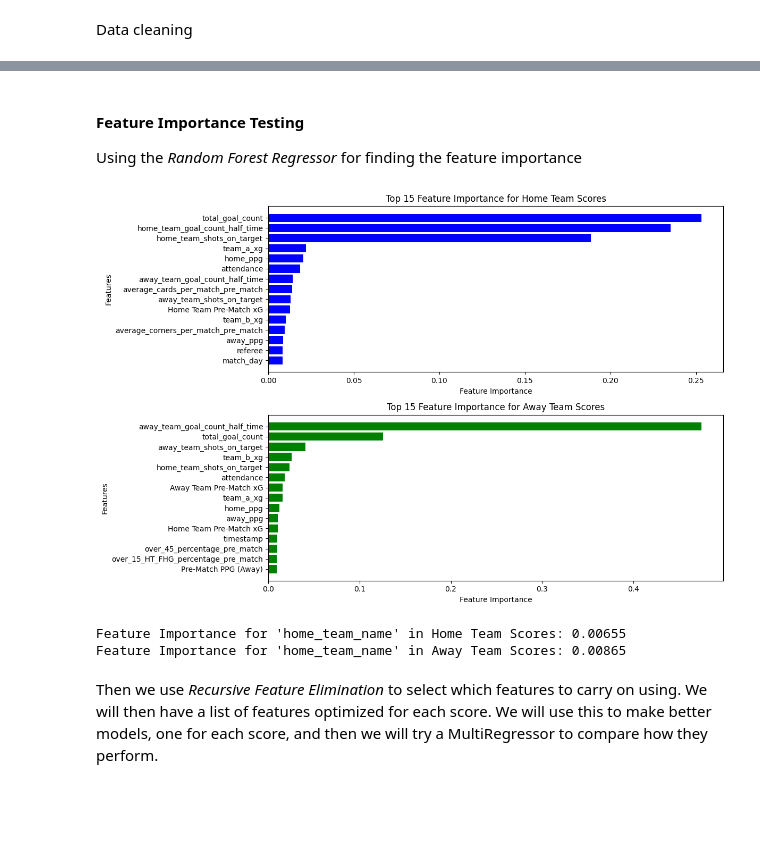
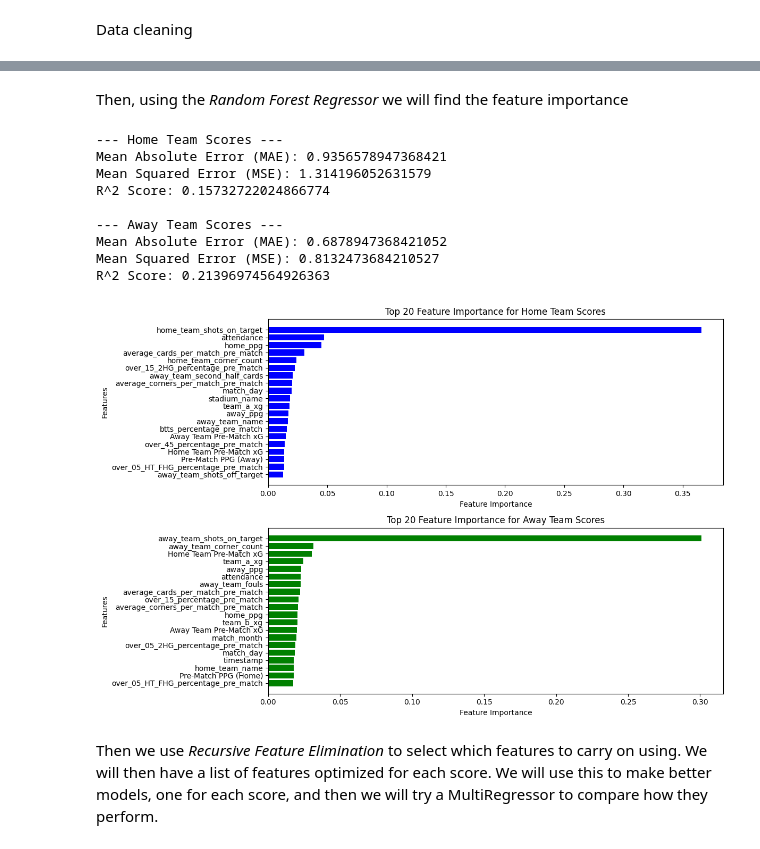
Before and after one commit to SanderBakke/MALIS_project, a Jupyter notebook: notebooks/notebook.ipynb, the cells around one changed output, grey strips where cells are left out. Cells and saved outputs as stored; diff of their text form; code cells hidden in the pictures; blank space fills up the shorter version.

Commit message:
plots n shit

```diff
--- a/notebooks/notebook.ipynb
+++ b/notebooks/notebook.ipynb
@@ -92,9 +109,6 @@ df_filtered.sample(5)
 # %% [markdown]
-#### Feature Importance Testing
-Using the *Random Forest Regressor* for finding the feature importance
+Then, using the *Random Forest Regressor* we will find the feature importance
 # %%
-
-
 # Define feature and target columns
 target_columns = ['home_team_goal_count', 'away_team_goal_count']
 X = df_filtered.drop(columns=target_columns)
@@ -118,66 +132,61 @@ importances_away = rf_away.feature_importances_
 
 feature_importance_home_df = pd.DataFrame({'Feature': X.columns, 'Importance': importances_home})
 feature_importance_away_df = pd.DataFrame({'Feature': X.columns, 'Importance': importances_away})
 
 feature_importance_home_df.sort_values(by='Importance', ascending=False, inplace=True)
 feature_importance_away_df.sort_values(by='Importance', ascending=False, inplace=True)
 
+# Evaluate models on test data
+y_pred_home = rf_home.predict(X_test_home)
+y_pred_away = rf_away.predict(X_test_away)
 
-# Plot top 12 features for Home and Away Team Scores
-top_n = 15  # Number of features to display
+# Metrics for Home Scores
+print("\n--- Home Team Scores ---")
+print(f"Mean Absolute Error (MAE): {mean_absolute_error(y_test_home, y_pred_home)}")
+print(f"Mean Squared Error (MSE): {mean_squared_error(y_test_home, y_pred_home)}")
+print(f"R^2 Score: {r2_score(y_test_home, y_pred_home)}")
 
-# Sort and select top features
+# Metrics for Away Scores
+print("\n--- Away Team Scores ---")
+print(f"Mean Absolute Error (MAE): {mean_absolute_error(y_test_away, y_pred_away)}")
+print(f"Mean Squared Error (MSE): {mean_squared_error(y_test_away, y_pred_away)}")
+print(f"R^2 Score: {r2_score(y_test_away, y_pred_away)}")
+
+# Visualize Top Features
+top_n = 20  # Number of features to display
 top_features_home = feature_importance_home_df.head(top_n)
 top_features_away = feature_importance_away_df.head(top_n)
 
+# Top features home team
 plt.figure(figsize=(12, 8))
-
-# Top 12 features for Home Team Scores
 plt.subplot(2, 1, 1)
 plt.barh(top_features_home['Feature'], top_features_home['Importance'], color='blue')
 plt.xlabel('Feature Importance')
 plt.ylabel('Features')
 plt.title(f'Top {top_n} Feature Importance for Home Team Scores')
 plt.gca().invert_yaxis()
 
-# Top 12 features for Away Team Scores
+# Top features away team
 plt.subplot(2, 1, 2)
 plt.barh(top_features_away['Feature'], top_features_away['Importance'], color='green')
 plt.xlabel('Feature Importance')
 plt.ylabel('Features')
 plt.title(f'Top {top_n} Feature Importance for Away Team Scores')
 plt.gca().invert_yaxis()
 
 plt.tight_layout()
 plt.show()
-
-# Define the feature you want to check
-feature_name = 'home_team_name'
-
-# Find importance for home team scores
-home_feature_importance = feature_importance_home_df.loc[
-    feature_importance_home_df['Feature'] == feature_name, 'Importance'
-].values
-
-# Find importance for away team scores
-away_feature_importance = feature_importance_away_df.loc[
-    feature_importance_away_df['Feature'] == feature_name, 'Importance'
-].values
-
-# Display the results
-if home_feature_importance.size > 0:
-    print(f"Feature Importance for '{feature_name}' in Home Team Scores: {home_feature_importance[0]:.5f}")
-else:
-    print(f"Feature '{feature_name}' not found in Home Team Feature Importance.")
-
-if away_feature_importance.size > 0:
-    print(f"Feature Importance for '{feature_name}' in Away Team Scores: {away_feature_importance[0]:.5f}")
-else:
-    print(f"Feature '{feature_name}' not found in Away Team Feature Importance.")
 # %% [output]
+--- Home Team Scores ---
+Mean Absolute Error (MAE): 0.9356578947368421
+Mean Squared Error (MSE): 1.314196052631579
+R^2 Score: 0.15732722024866774
+
+--- Away Team Scores ---
+Mean Absolute Error (MAE): 0.6878947368421052
+Mean Squared Error (MSE): 0.8132473684210527
+R^2 Score: 0.21396974564926363
-[figure, old version]
+[figure, new version]
-Feature Importance for 'home_team_name' in Home Team Scores: 0.00655
-Feature Importance for 'home_team_name' in Away Team Scores: 0.00865
 # %% [markdown]
 Then we use *Recursive Feature Elimination* to select which features to carry on using. We will then have a list of features optimized for each score. We will use this to make better models, one for each score, and then we will try a MultiRegressor to compare how they perform.
 # %%
```
Also changed, not shown: parts of 28 cells of this notebook.
